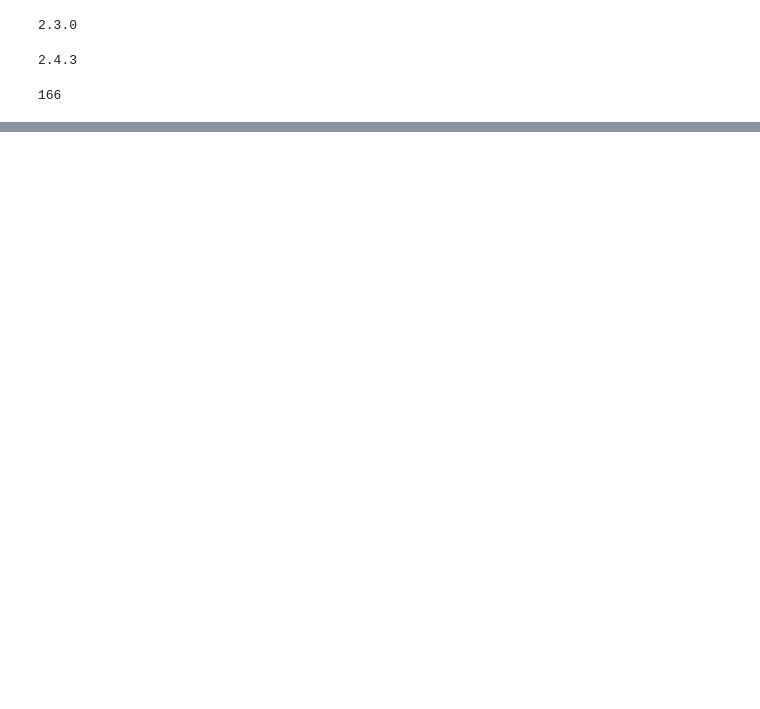
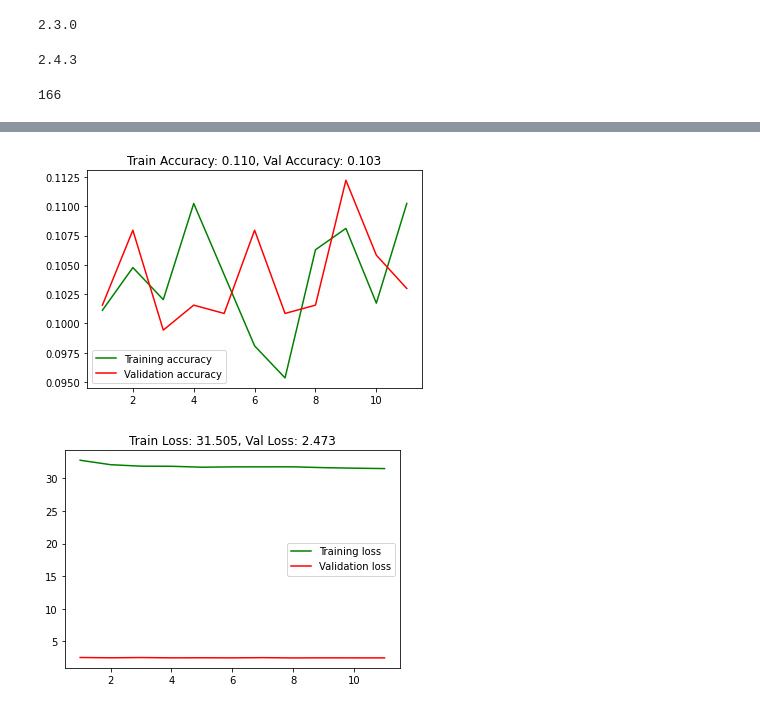
Before and after one commit to jitendramishra1024/DEEP_LEARNING_CNN, a Jupyter notebook: KAGGLE/SEEDLING_CLASSIFICATION/SEEDLING_CLASSIFICATION.ipynb, the cells around one changed output, grey strips where cells are left out. Saved outputs shown, nothing was run; the diff lists cells and outputs as text; code cells hidden in the pictures; blank space fills up the shorter version.

```diff
--- a/KAGGLE/SEEDLING_CLASSIFICATION/SEEDLING_CLASSIFICATION.ipynb
+++ b/KAGGLE/SEEDLING_CLASSIFICATION/SEEDLING_CLASSIFICATION.ipynb
@@ -379,0 +643,22 @@ dict_keys(['loss', 'accuracy', 'val_loss', 'val_accuracy'])
+# %%
+
+
+#Any pretrained model can be used the same way
+from keras.layers import Conv2D, MaxPooling2D, Flatten, Dense, Dropout, InputLayer
+from keras.models import Sequential
+from keras import optimizers
+
+model = Sequential()
+#ADD ANY PREDEFINED MODEL AS FEATURE EXTRACTOR
+#model.add(vgg_model)
+model.add(resnet_model)
+model.add(Dense(512, activation='relu', input_dim=input_shape))
+model.add(Dropout(0.3))
+model.add(Dense(512, activation='relu'))
+model.add(Dropout(0.3))
+model.add(Dense(12, activation='softmax'))
+
+model.compile(loss='categorical_crossentropy', optimizer=optimizers.RMSprop(lr=2e-5),
+              metrics=['accuracy'])
+
+model.summary()
@@ -379,0 +729,26 @@ dict_keys(['loss', 'accuracy', 'val_loss', 'val_accuracy'])
+# %%
+import matplotlib.pyplot as plt
+
+acc = history.history['accuracy']
+val_acc = history.history['val_accuracy']
+loss = history.history['loss']
+val_loss = history.history['val_loss']
+
+epochs = range(1, len(acc)+1)
+
+plt.plot(epochs, acc, 'g', label='Training accuracy')
+plt.plot(epochs, val_acc, 'r', label='Validation accuracy')
+plt.title('Train Accuracy: %.3f, Val Accuracy: %.3f' % (acc[-1], val_acc[-1]), fontsize=12)
+plt.legend()
+
+plt.figure()
+
+plt.plot(epochs, loss, 'g', label='Training loss')
+plt.plot(epochs, val_loss, 'r', label='Validation loss')
+plt.title('Train Loss: %.3f, Val Loss: %.3f' % (loss[-1], val_loss[-1]), fontsize=12)
+plt.legend()
+
+plt.show()
+# %% [output]
+[figure, added]
+[figure, added]
```
Also changed, not shown: parts of 27 cells of this notebook.
